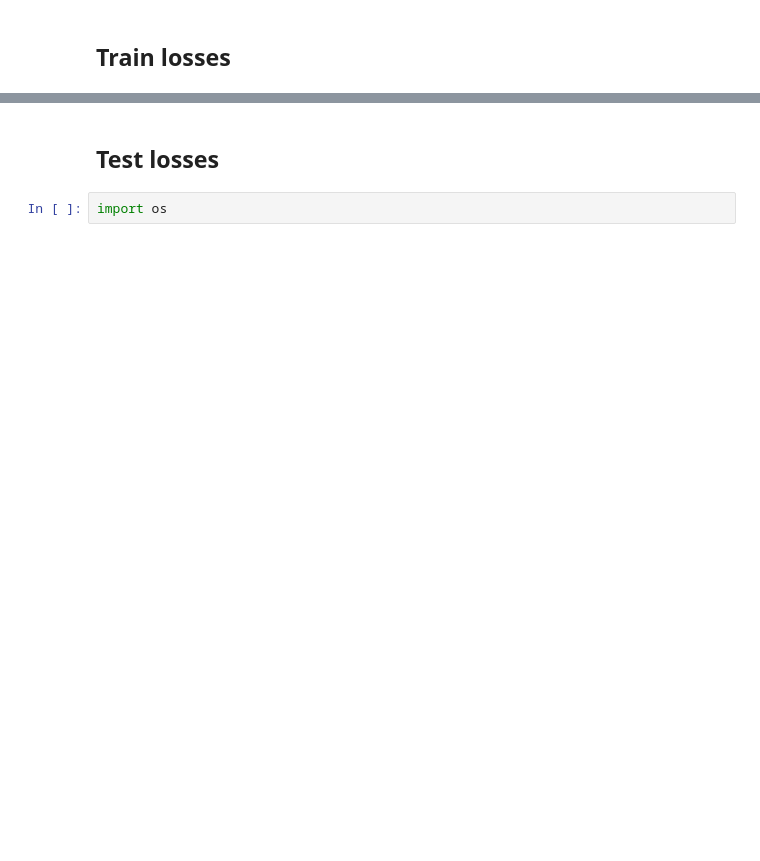
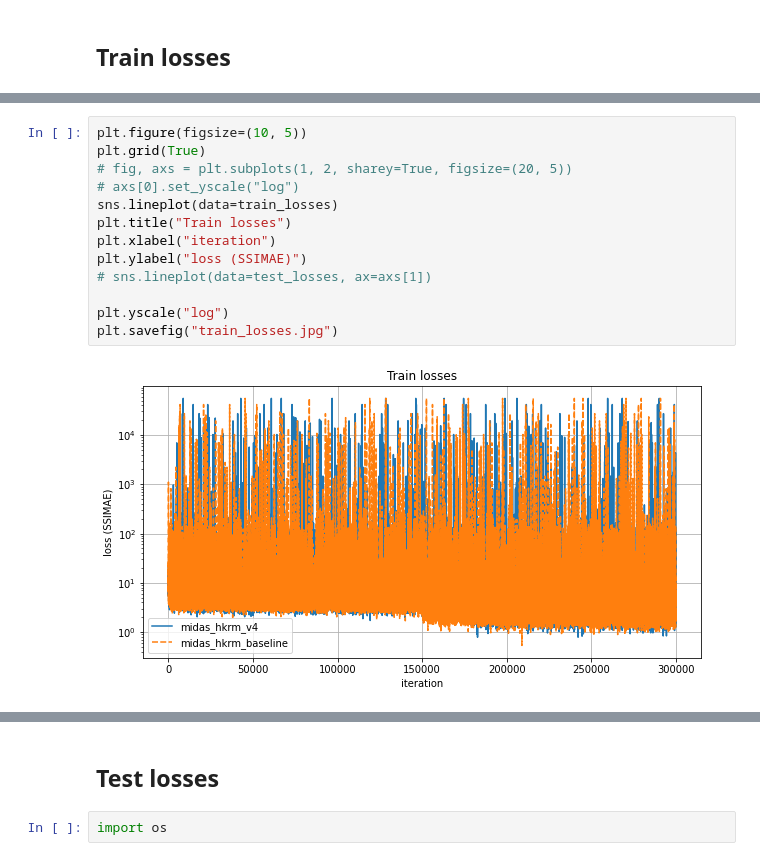
Before and after one commit to Ahmedjjj/midas_hkrm, a Jupyter notebook: notebooks/midas_hkrm_test_train_losses.ipynb, the cells around one changed output, grey strips where cells are left out. Cells and saved outputs as stored; diff of their text form; blank space fills up the shorter version.

```diff
--- a/notebooks/midas_hkrm_test_train_losses.ipynb
+++ b/notebooks/midas_hkrm_test_train_losses.ipynb
@@ -87,0 +68,15 @@ import matplotlib.pyplot as plt
+# %%
+plt.figure(figsize=(10, 5))
+plt.grid(True)
+# fig, axs = plt.subplots(1, 2, sharey=True, figsize=(20, 5))
+# axs[0].set_yscale("log")
+sns.lineplot(data=train_losses)
+plt.title("Train losses")
+plt.xlabel("iteration")
+plt.ylabel("loss (SSIMAE)")
+# sns.lineplot(data=test_losses, ax=axs[1])
+
+plt.yscale("log")
+plt.savefig("train_losses.jpg")
+# %% [output]
+[figure, added]
```
Also changed, not shown: parts of 21 cells of this notebook, 1 other file.
